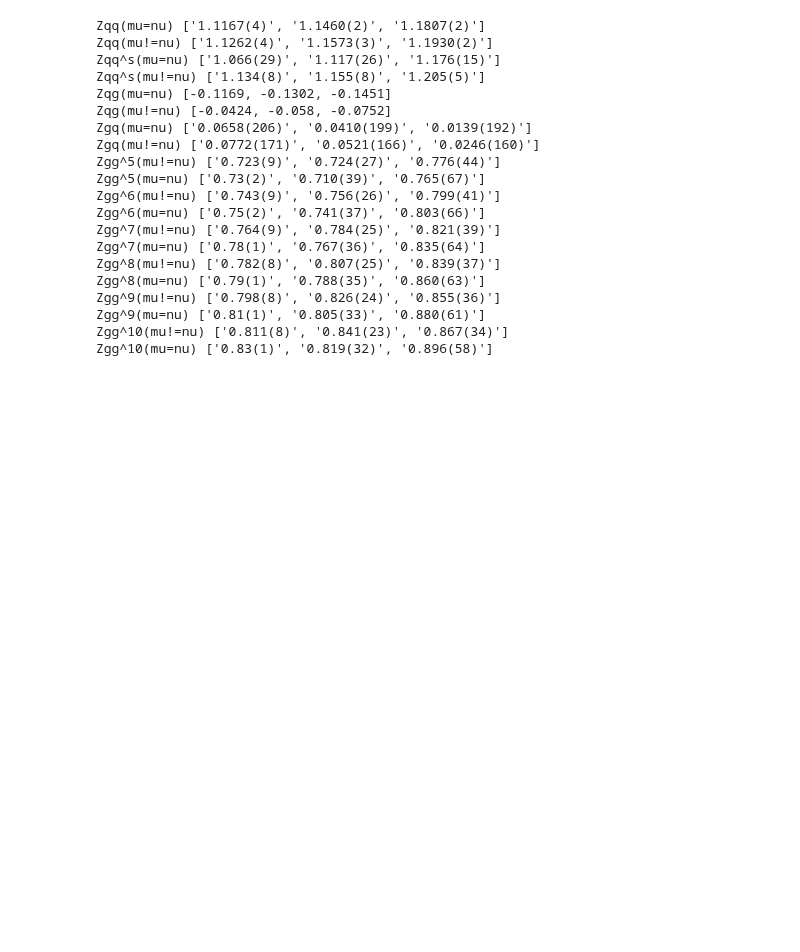
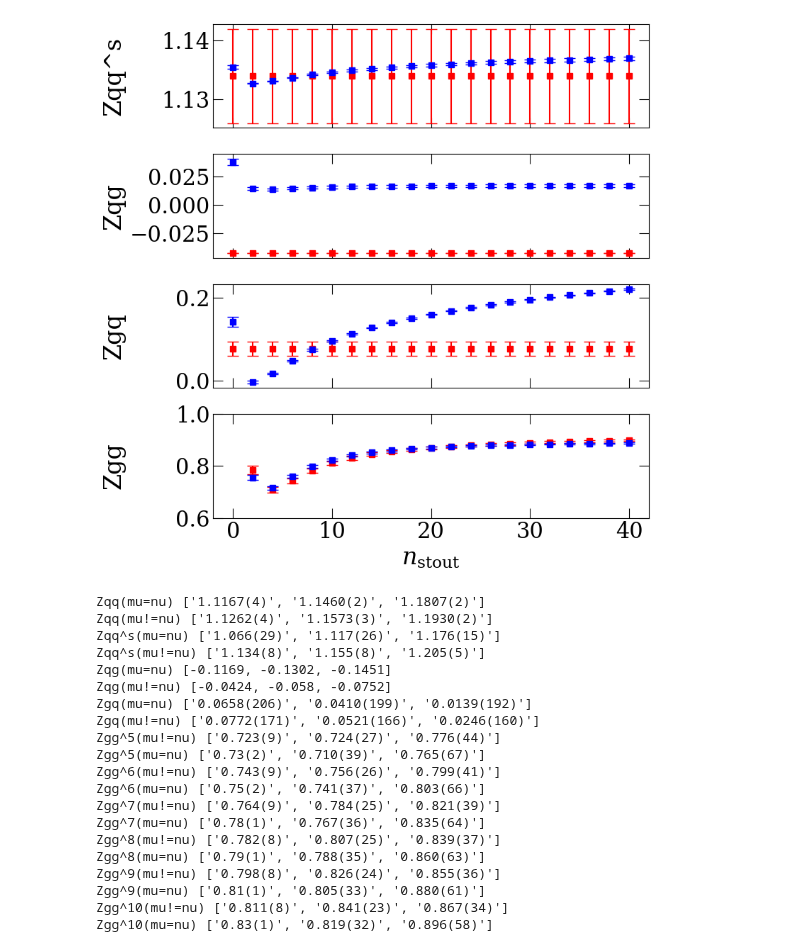
Before and after one commit to lee14916/glwc2, a Jupyter notebook: project2/02_discNJN_1D/processRenorms.ipynb, the cells around one changed output. Saved outputs shown, nothing was run; the diff lists cells and outputs as text; code cells hidden in the pictures; blank space fills up the shorter version.

```diff
--- a/project2/02_discNJN_1D/processRenorms.ipynb
+++ b/project2/02_discNJN_1D/processRenorms.ipynb
@@ -147,3 +146,57 @@ with open(path,'wb') as f:
+# %%
+# preliminary non-pertubative result
+enss=['b']
+ens2RCs={ens:{} for ens in enss}
+for ens in enss:
+    path=f'data_aux/RCs_Gregoris/ZMSbar_matrix_final_results_nd_c{ens.upper()}12.txt'
+    with open(path,'r') as f:
+        t=f.read().splitlines()
+        for i,row in enumerate(t[1:]):
+            stout,Zqqs,Zqqs_err,Zqg,Zqg_err,Zgq,Zgq_err,Zgg,Zgg_err=[float(ele) for ele in row.split('\t')]
+            stout=int(stout)
+
+            munu='(mu!=nu)'
+            ens2RCs[ens][f'Zqq^s^{stout}{munu}']=Zqqs
+            ens2RCs[ens][f'Zqq^s^{stout}{munu}_err']=Zqqs_err
+            ens2RCs[ens][f'Zqg^{stout}{munu}']=Zqg
+            ens2RCs[ens][f'Zqg^{stout}{munu}_err']=Zqg_err
+            ens2RCs[ens][f'Zgq^{stout}{munu}']=Zgq
+            ens2RCs[ens][f'Zgq^{stout}{munu}_err']=Zgq_err
+            ens2RCs[ens][f'Zgg^{stout}{munu}']=Zgg
+            ens2RCs[ens][f'Zgg^{stout}{munu}_err']=Zgg_err
+ens2RCs_pre=ens2RCs
+
+ens2RCs={}
+path='data_aux/RCs.pkl'
+with open(path,'rb') as f:
+    ens2RCs=pickle.load(f)
+
+stouts=np.arange(0,40+1,2)
+def getme(case):
+    mean=[ens2RCs_pre[ens][f'{case}^{stout}{munu}'] for stout in stouts]
+    err=[ens2RCs_pre[ens][f'{case}^{stout}{munu}_err'] for stout in stouts]
+    m=[ens2RCs[ens][f'{case}{munu}'] if 'Zgg' not in case else ens2RCs[ens][f'{case}^{stout}{munu}'] for stout in stouts]
+    e=[ens2RCs[ens][f'{case}{munu}_err'] if 'Zgg' not in case else ens2RCs[ens][f'{case}^{stout}{munu}_err'] for stout in stouts]
+    return mean,err,m,e
+
+ens='b'
+fig,axs=yu.getFigAxs(4,1,sharex=True,Lrow=2,Lcol=8)
+ylabels=['Zqq^s','Zqg','Zgq','Zgg']
+for i,ylabel in enumerate(ylabels):
+    ax=axs[i,0]
+    ax.set_ylabel(ylabel)
+    mean,err,m,e=getme(ylabel)
+    plt_x=stouts; plt_y=m; plt_yerr=e
+    ax.errorbar(plt_x,plt_y,plt_yerr,color='r')
+    plt_x=stouts; plt_y=mean; plt_yerr=err
+    ax.errorbar(plt_x,plt_y,plt_yerr,color='b')
+
+axs[3,0].set_ylim([0.6,1])
+axs[3,0].set_xlabel(r'$n_{\rm stout}$')
+plt.tight_layout()
+None
+# %% [output]
+[figure, added]
 # %%
 ens2RCs={}
 path='data_aux/RCs.pkl'
```
Also changed, not shown: parts of 5 cells of this notebook, 1 other file.
